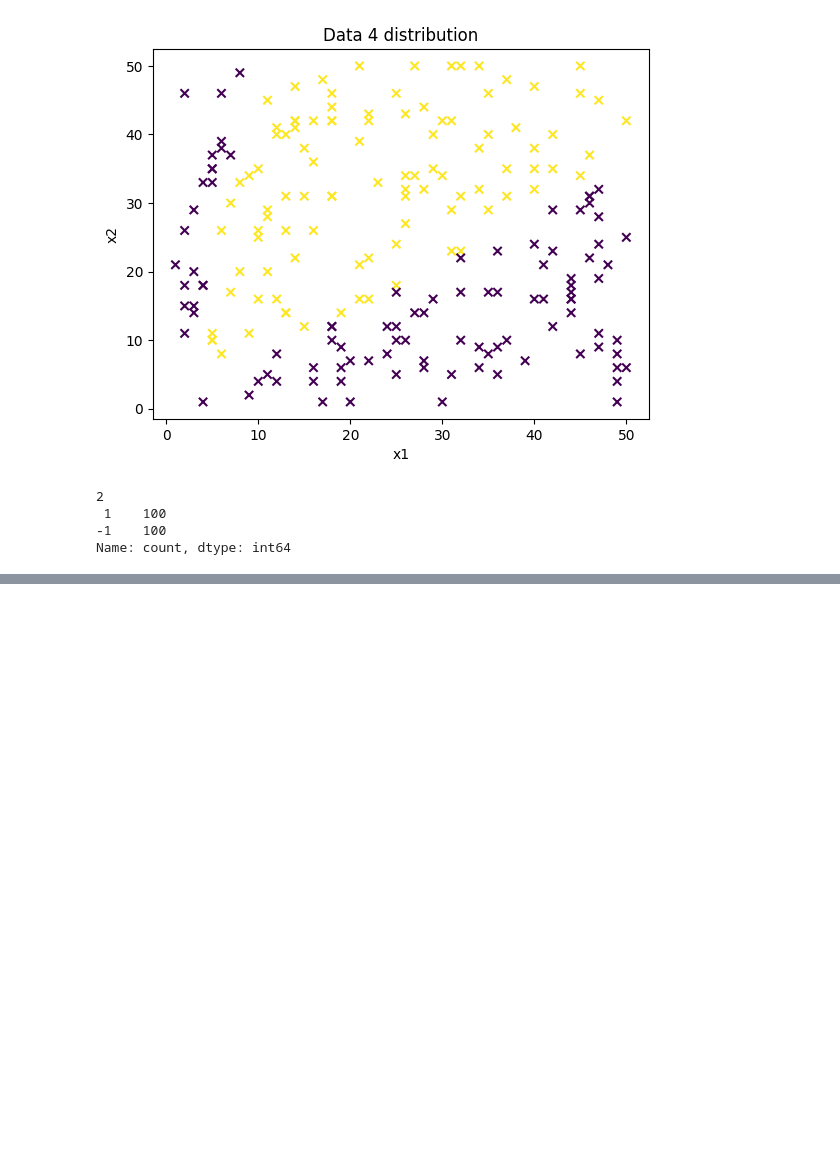
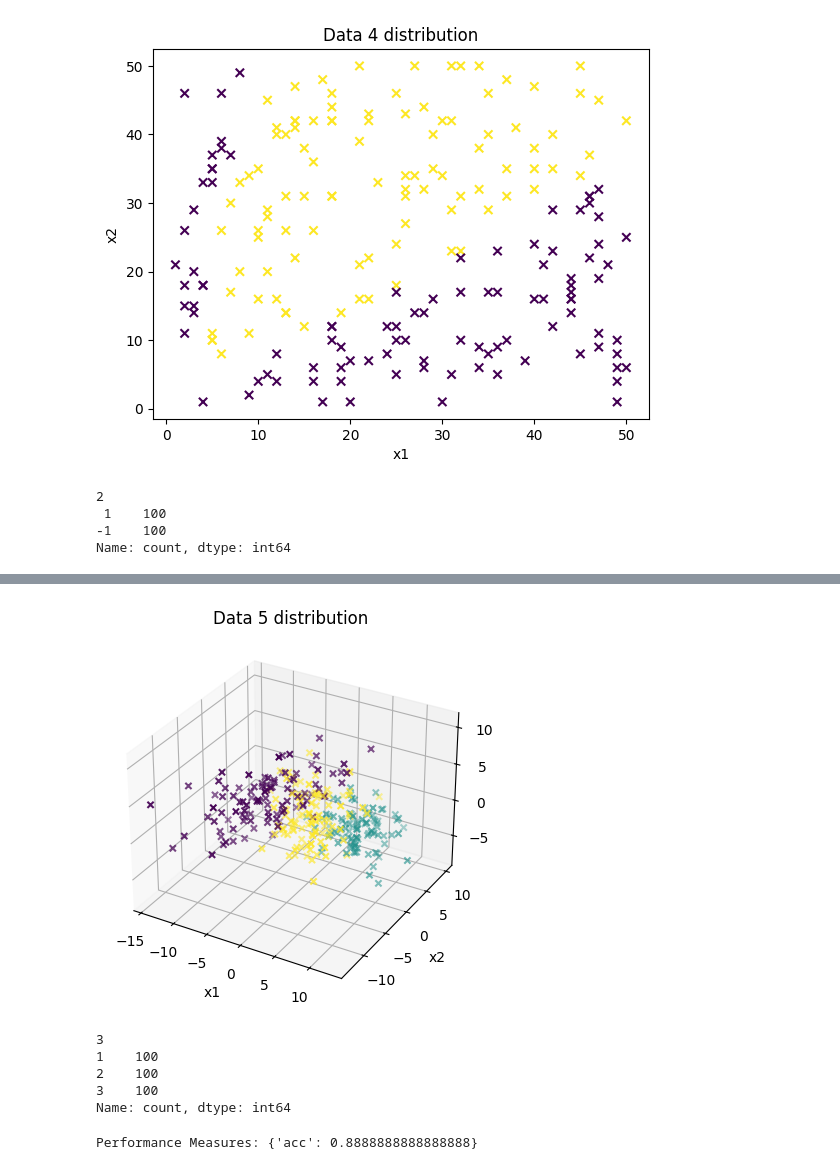
Before and after one commit to AbinashChetia/gda_ac, a Jupyter notebook: example.ipynb, the cells around one changed output, grey strips where cells are left out. Saved outputs shown, nothing was run; the diff lists cells and outputs as text; code cells hidden in the pictures; blank space fills up the shorter version.

```diff
--- a/example.ipynb
+++ b/example.ipynb
@@ -197,0 +185,4 @@ utilsAC.get_performance_measure(data4_y, pred)
+# %%
+data5 = pd.read_csv('data/data5.csv', header=None)
+print(data5.shape)
+data5.head()
@@ -197,0 +197,24 @@ utilsAC.get_performance_measure(data4_y, pred)
+# %%
+ax = plt.axes(projection='3d')
+ax.scatter3D(data5.iloc[:, 0], data5.iloc[:, 1], data5.iloc[:, 2], c=data5.iloc[:, 3], marker='x')
+ax.set_xlabel('x1')
+ax.set_ylabel('x2')
+ax.set_zlabel('x3')
+plt.title('Data 5 distribution')
+plt.show()
+# %% [output]
+[figure, added]
+# %%
+data5_x = data5.iloc[:, :-1]
+data5_y = data5.iloc[:, -1]
+data5_y.value_counts()
+# %% [output]
+3
+1    100
+2    100
+3    100
+Name: count, dtype: int64
+# %%
+qda_pipeline(data5_x, data5_y)
+# %% [output]
+Performance Measures: {'acc': 0.8888888888888888}
```
Also changed, not shown: parts of 18 cells of this notebook, 2 other files.
